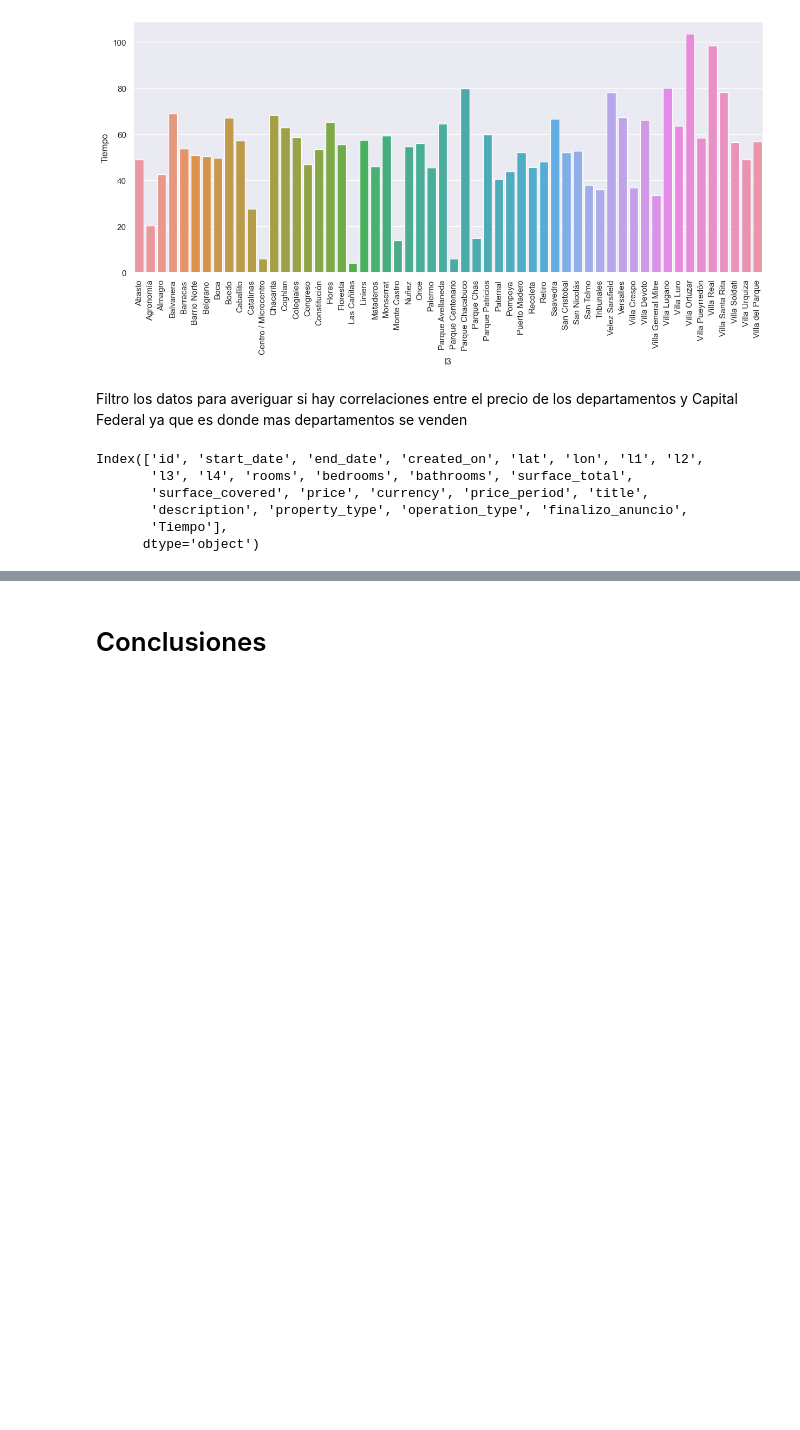
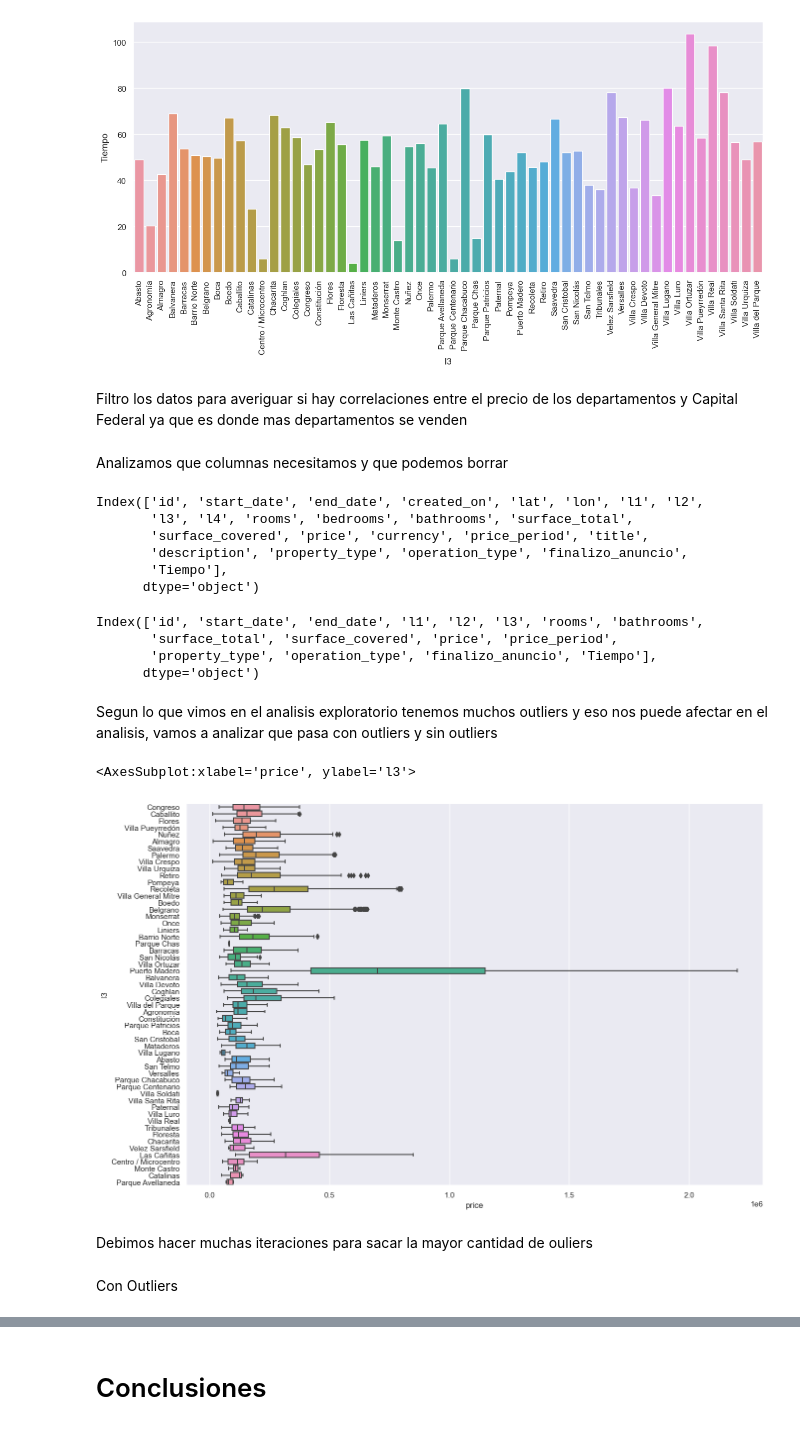
Before and after one commit to Jmgaz/Proyecto_Final_Data_Science, a Jupyter notebook: Proyecto_Final.ipynb, the cells around one changed output, grey strips where cells are left out. Cells and saved outputs as stored; diff of their text form; code cells hidden in the pictures; blank space fills up the shorter version.

```diff
--- a/Proyecto_Final.ipynb
+++ b/Proyecto_Final.ipynb
@@ -279,6 +291,8 @@ Filtro los datos para averiguar si hay correlaciones entre el precio de los depa
 # %%
 df = df[(df['l2'] == 'Capital Federal')]
 df = df[(df['property_type'] == 'Departamento')]
+# %% [markdown]
+Analizamos que columnas necesitamos y que podemos borrar
 # %%
 df.columns
 # %% [output]
@@ -288,6 +302,61 @@ Index(['id', 'start_date', 'end_date', 'created_on', 'lat', 'lon', 'l1', 'l2',
        'description', 'property_type', 'operation_type', 'finalizo_anuncio',
        'Tiempo'],
       dtype='object')
+# %%
+df = df.drop(columns=['created_on','l4','description','lat','lon','bedrooms','currency','title'])
+
+df.columns
+# %% [output]
+Index(['id', 'start_date', 'end_date', 'l1', 'l2', 'l3', 'rooms', 'bathrooms',
+       'surface_total', 'surface_covered', 'price', 'price_period',
+       'property_type', 'operation_type', 'finalizo_anuncio', 'Tiempo'],
+      dtype='object')
+# %% [markdown]
+Segun lo que vimos en el analisis exploratorio tenemos muchos outliers y eso nos puede afectar en el analisis, vamos a analizar que pasa con outliers y sin outliers
+# %%
+#Data sin outliers
+fig, ax = plt.subplots(figsize=(15, 10))
+l3 = df['l3'].unique()
+df_sin_outliers = df
+df_final = pd.DataFrame()
+df_final2 = pd.DataFrame()
+df_final3 = pd.DataFrame()
+
+def outliers(df,i,feature):
+    Q1= df[feature].quantile(0.25)
+    Q3 = df[feature].quantile(0.75)
+    IQR = Q3 - Q1
+    upper_limit = Q3 + 1.5 * IQR
+    lower_limit = Q1 - 1.5 * IQR
+    return upper_limit, lower_limit
+
+for i in l3:
+    i = str(i)
+    upper, lower = outliers(df[df['l3']==i],i,"price")
+    #print(i,': ',upper)
+    df_final = pd.concat([df_final,df[(df['l3'] == i) & (df['price'] < upper) & (df['price'] > lower)]])
+
+for i in l3:
+    i = str(i)
+    upper, lower = outliers(df_final[df_final['l3']==i],i,"price")
+    #print(i,': ',upper)
+    df_final2 = pd.concat([df_final2,df_final[(df_final['l3'] == i) & (df_final['price'] < upper) & (df_final['price'] > lower)]])
+
+for i in l3:
+    i = str(i)
+    upper, lower = outliers(df_final2[df_final2['l3']==i],i,"price")
+    #print(i,': ',upper)
+    df_final3 = pd.concat([df_final3,df_final2[(df_final2['l3'] == i) & (df_final2['price'] < upper) & (df_final2['price'] > lower)]])
+
+
+sns.boxplot(data=df_final3,x='price',y='l3',orient='h')
+# %% [output]
+<AxesSubplot:xlabel='price', ylabel='l3'>
+[figure, added]
+# %% [markdown]
+Debimos hacer muchas iteraciones para sacar la mayor cantidad de ouliers
+# %% [markdown]
+Con Outliers
 # %%
 model1 = 'price~l3'
 lm1   = sm.ols(formula = model1, data = df).fit()
```
Also changed, not shown: parts of 12 cells of this notebook.
